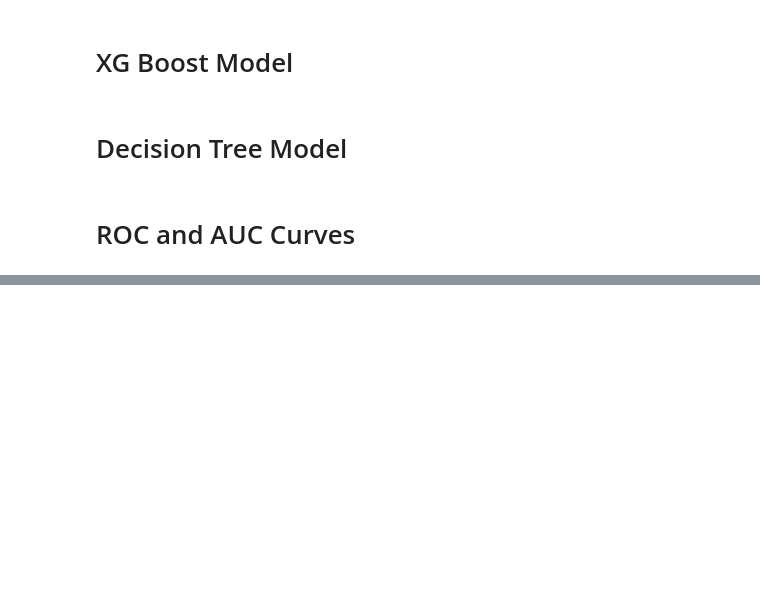
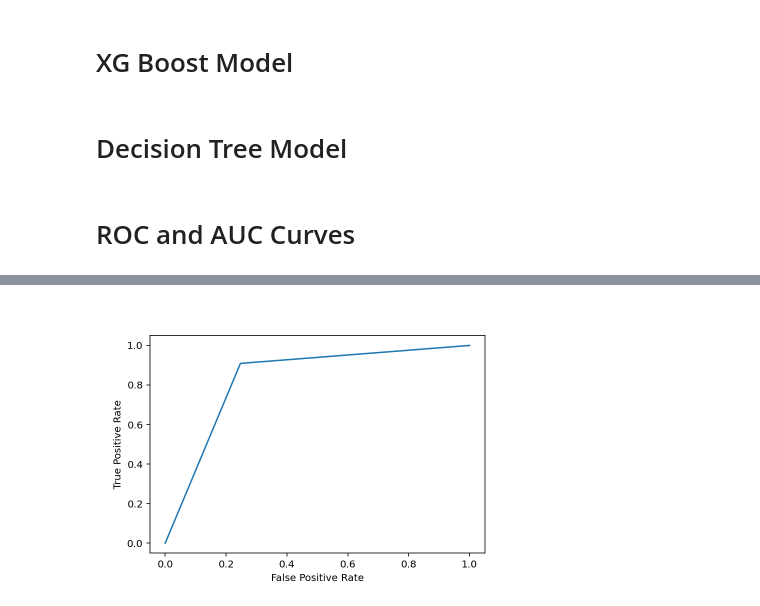
Before and after one commit to dgardunohorneffer/Captsone-AI, a Jupyter notebook: Notebooks/Hinal_Patel/Notebook_Hinal.ipynb, the cells around one changed output, grey strips where cells are left out. Drawn from its saved outputs; the diff is of its cells as text; code cells hidden in the pictures; blank space fills up the shorter version.

Commit message:
roc auc model update

```diff
--- a/Notebooks/Hinal_Patel/Notebook_Hinal.ipynb
+++ b/Notebooks/Hinal_Patel/Notebook_Hinal.ipynb
@@ -185,0 +251,4 @@ AttributeError: 'OneHotEncoder' object has no attribute 'get_feature_names_out'
+# %%
+#creating and fitting the model
+model_0=LogisticRegression(solver='newton-cg', C= 0.00825404185268019)
+model_0.fit(train_df, y_train)
@@ -185,0 +278,7 @@ AttributeError: 'OneHotEncoder' object has no attribute 'get_feature_names_out'
+# %%
+#using the model but only with the selected features.
+#We select feature only having where the abs value is 0.25 or above.
+feature_importance_train=train_df.drop(columns=['RestingECG_LVH','RestingECG_ST','Age','RestingBP','Cholesterol'])
+feature_importance_test=test_df.drop(columns=['RestingECG_LVH','RestingECG_ST','Age','RestingBP','Cholesterol'])
+model_1=LogisticRegression(solver='newton-cg', C= 0.00825404185268019)
+model_1.fit(feature_importance_train, y_train)
@@ -194,12 +299,14 @@ from sklearn.metrics import roc_curve, auc
 # %%
-# Calculate the probability scores of each point in the training set
-y_train_score = model_log.decision_function(X_train)
+# def roc_auc_calc(X_train, model_log):
+#     # Calculate the probability scores of each point in the training set
+#     y_train_score = model_log.decision_function(X_train)
 
-# Calculate the fpr, tpr, and thresholds for the training set
-train_fpr, train_tpr, thresholds = roc_curve(y_train, y_train_score)
+#     # Calculate the fpr, tpr, and thresholds for the training set
+#     train_fpr, train_tpr, thresholds = roc_curve(y_train, y_train_score)
 
-# Calculate the probability scores of each point in the test set
-y_score = model_log.decision_function(X_test)
+#     # Calculate the probability scores of each point in the test set
+#     y_score = model_log.decision_function(X_test)
 
-# Calculate the fpr, tpr, and thresholds for the test set
-fpr, tpr, thresholds = roc_curve(y_test, y_score)
+#     # Calculate the fpr, tpr, and thresholds for the test set
+#     fpr, tpr, thresholds = roc_curve(y_test, y_score)
+#     return fpr, tpr, thresholds
@@ -206,3 +316,15 @@ fpr, tpr, thresholds = roc_curve(y_test, y_score)
+# %%
+def roc_auc(X_test, y_test, model):
+    y_pred = model.predict_proba(X_test).argmax(axis=1)
+    fpr, tpr, thresholds = roc_curve(y_test, y_pred)
+    display = RocCurveDisplay(fpr=fpr, tpr=tpr)
+    display.plot()
+    plt.show()
+# %%
+# logistic regression model error analysis
+roc_auc(feature_importance_test, y_test, model_1)
+# %% [output]
+[figure, added]
 # %%
 sns.set_style('darkgrid', {'axes.facecolor': '0.9'})
 
```
Also changed, not shown: parts of 15 cells of this notebook.
